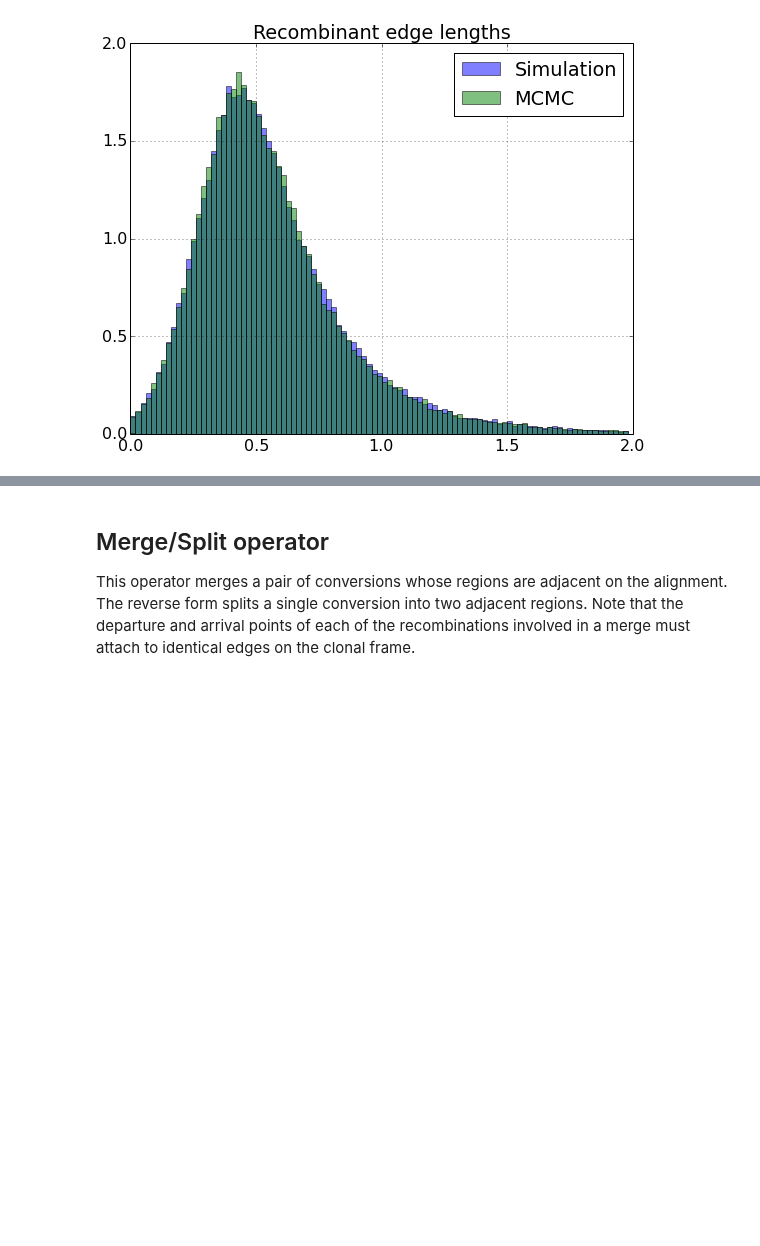
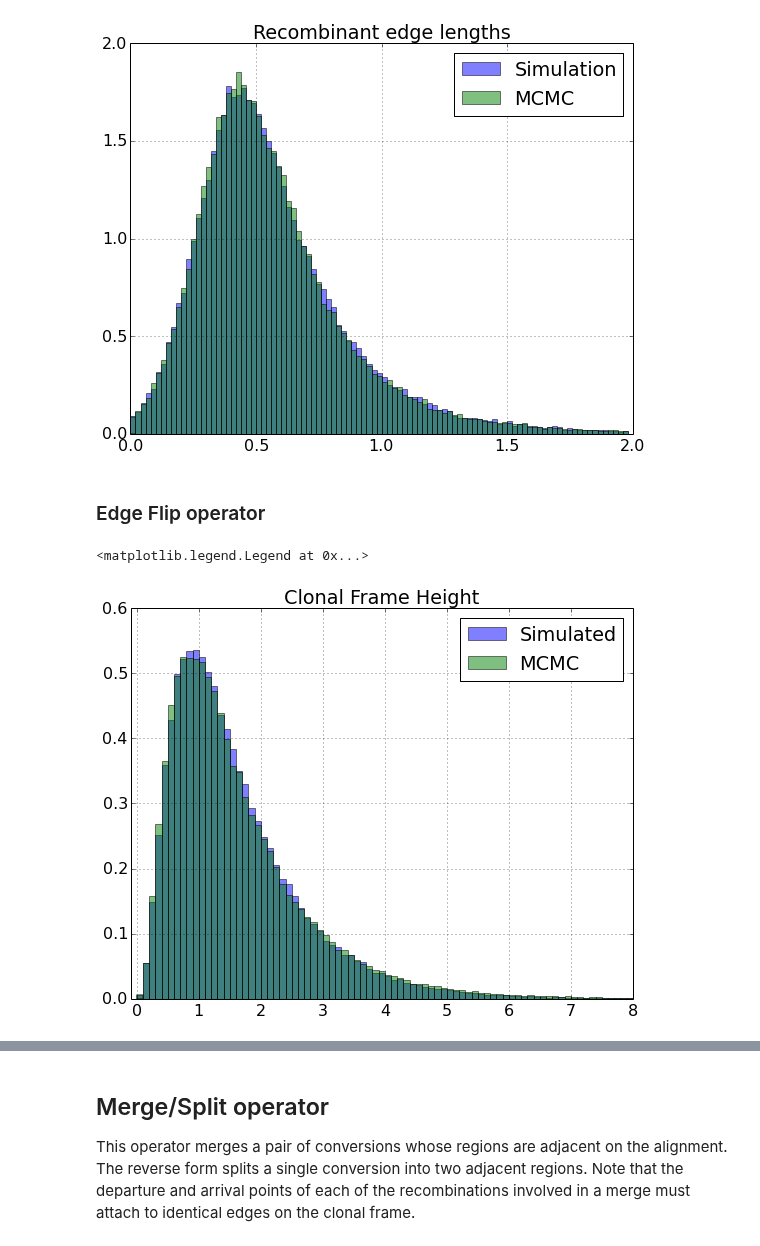
Before and after one commit to tgvaughan/bacter, a Jupyter notebook: examples/Validation.ipynb, the cells around one changed output, grey strips where cells are left out. Drawn from its saved outputs; the diff is of its cells as text; code cells hidden in the pictures; blank space fills up the shorter version.

Commit message:
Added recombinant edge flip operator.

```diff
--- a/examples/Validation.ipynb
+++ b/examples/Validation.ipynb
@@ -498,3 +498,18 @@ title("Recombinant edge lengths")
 # %% [output]
 <matplotlib.text.Text at 0x...>
 [figure]
+# %% [markdown]
+### Edge Flip operator
+# %%
+dfs = read_table('ARGsimulations/simulateARGs5taxon.stats')
+df = removeBurnin(read_table('edgeShiftTests/edgeFlipTest5taxon.stats'))
+# %%
+bins=arange(0,10,0.1)
+dfs['arg.CFheight'].hist(bins=bins,normed=True, alpha=0.5, label="Simulated")
+df['arg.CFheight'].hist(bins=bins, normed=True, alpha=0.5, label="MCMC")
+xlim((-.1,8))
+title('Clonal Frame Height')
+legend()
+# %% [output]
+<matplotlib.legend.Legend at 0x...>
+[figure, added]
```
Also changed, not shown: parts of 9 cells of this notebook, 3 other files.
